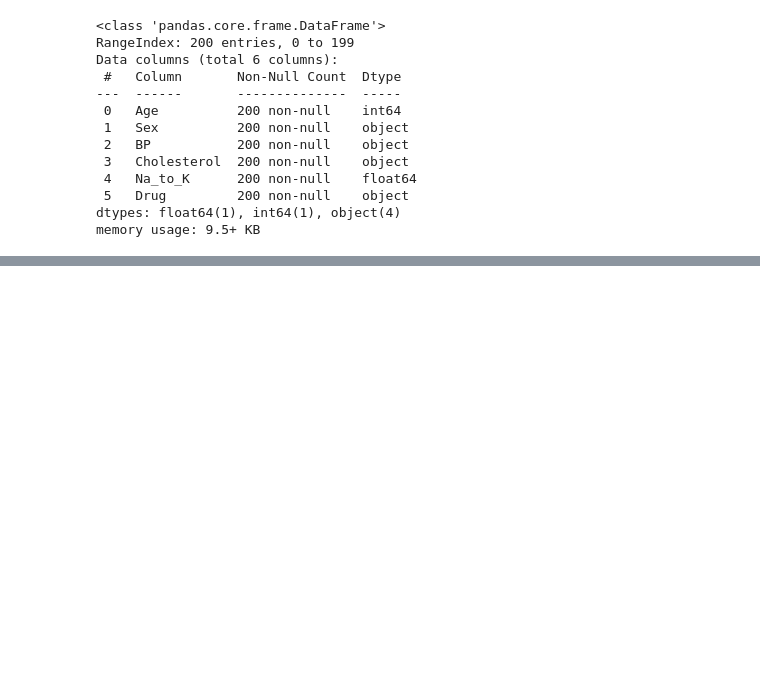
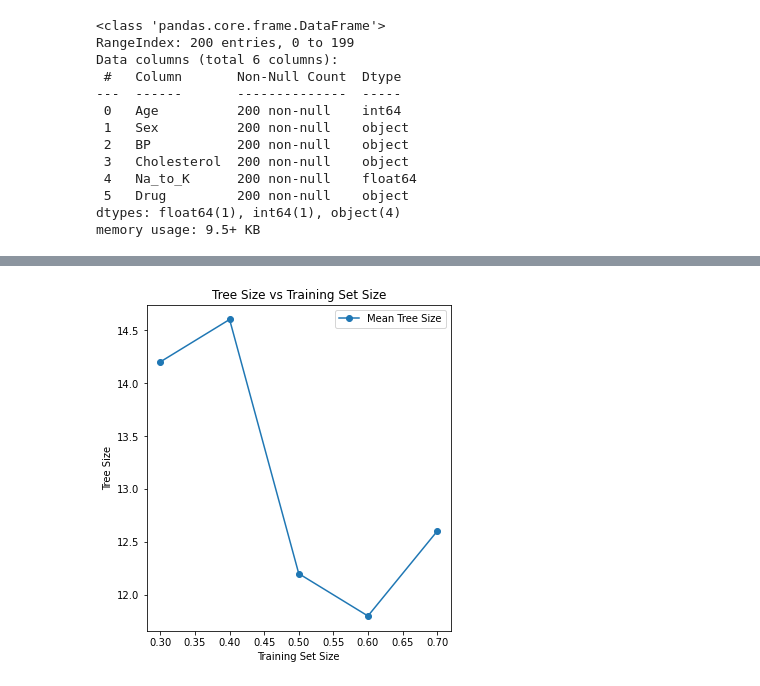
Before and after one commit to Mena-Adel20/decision-tree, a Jupyter notebook: dt.ipynb, the cells around one changed output, grey strips where cells are left out. Saved outputs shown, nothing was run; the diff lists cells and outputs as text; code cells hidden in the pictures; blank space fills up the shorter version.

```diff
--- a/dt.ipynb
+++ b/dt.ipynb
@@ -308,0 +236,14 @@ plt.show()
+# %%
+plt.figure(figsize=(12, 6))
+# Plot number of nodes in the final tree against training set size
+plt.subplot(1, 2, 1)
+plt.plot(np.arange(0.3, 0.8, 0.1), tree_size_means, label='Mean Tree Size', marker='o')
+# plt.fill_between(np.arange(0.3, 0.8, 0.1), tree_size_mins, tree_size_maxs, alpha=0.2, label='Min-Max Range')
+plt.title('Tree Size vs Training Set Size')
+plt.xlabel('Training Set Size')
+plt.ylabel('Tree Size')
+plt.legend()
+
+plt.show()
+# %% [output]
+[figure, added]
```
Also changed, not shown: parts of 32 cells of this notebook.
